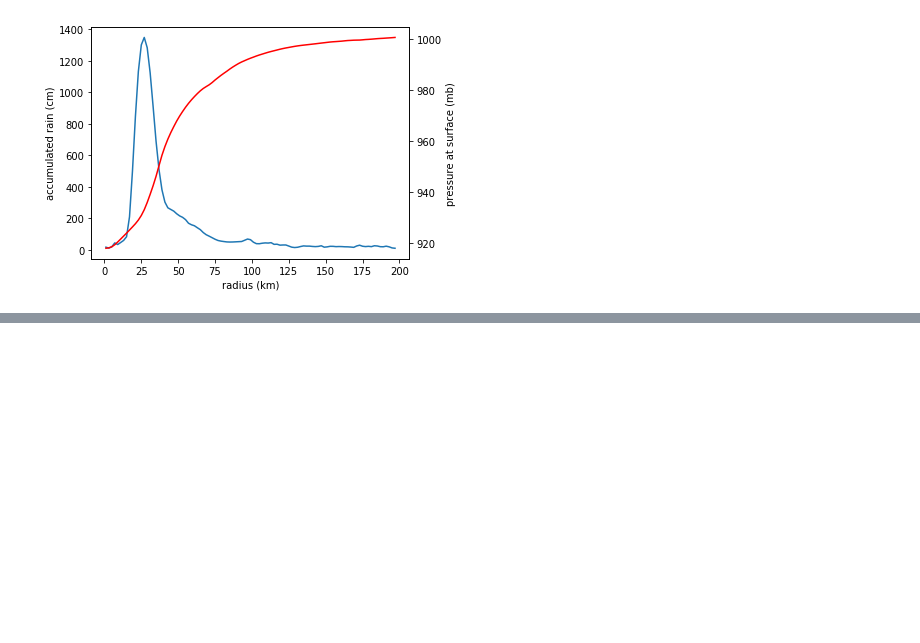
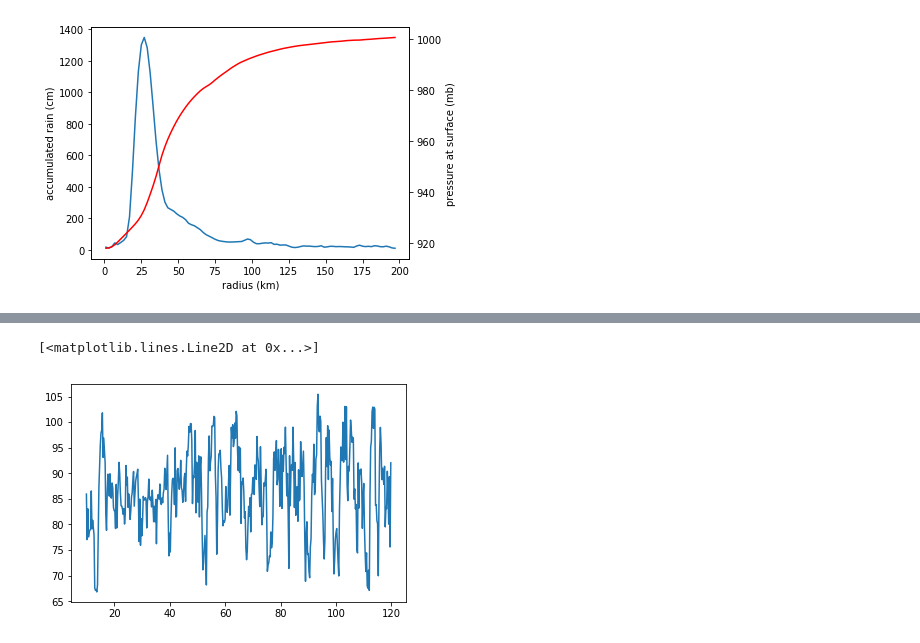
Before and after one commit to CourtneyQuinn/MOSS, a Jupyter notebook: CQ_exploredata.ipynb, the cells around one changed output, grey strips where cells are left out. Cells and saved outputs as stored; diff of their text form; code cells hidden in the pictures; blank space fills up the shorter version.

```diff
--- a/CQ_exploredata.ipynb
+++ b/CQ_exploredata.ipynb
@@ -61,0 +93,5 @@ fig.tight_layout()  # otherwise the right y-label is slightly clipped
+# %%
+plt.plot(time_test,V_max)
+# %% [output]
+[<matplotlib.lines.Line2D at 0x...>]
+[figure, added]
```
Also changed, not shown: parts of 12 cells of this notebook.
